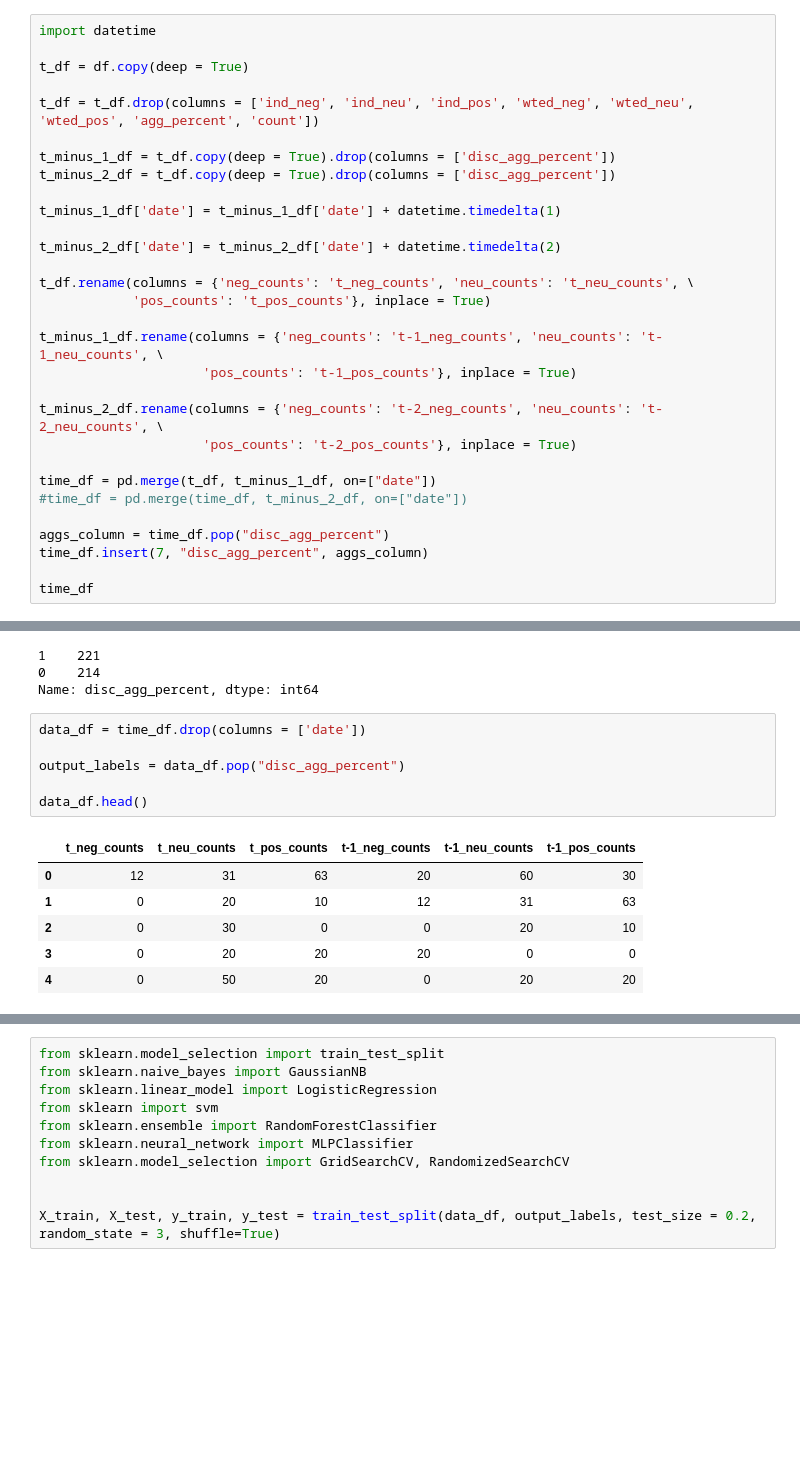
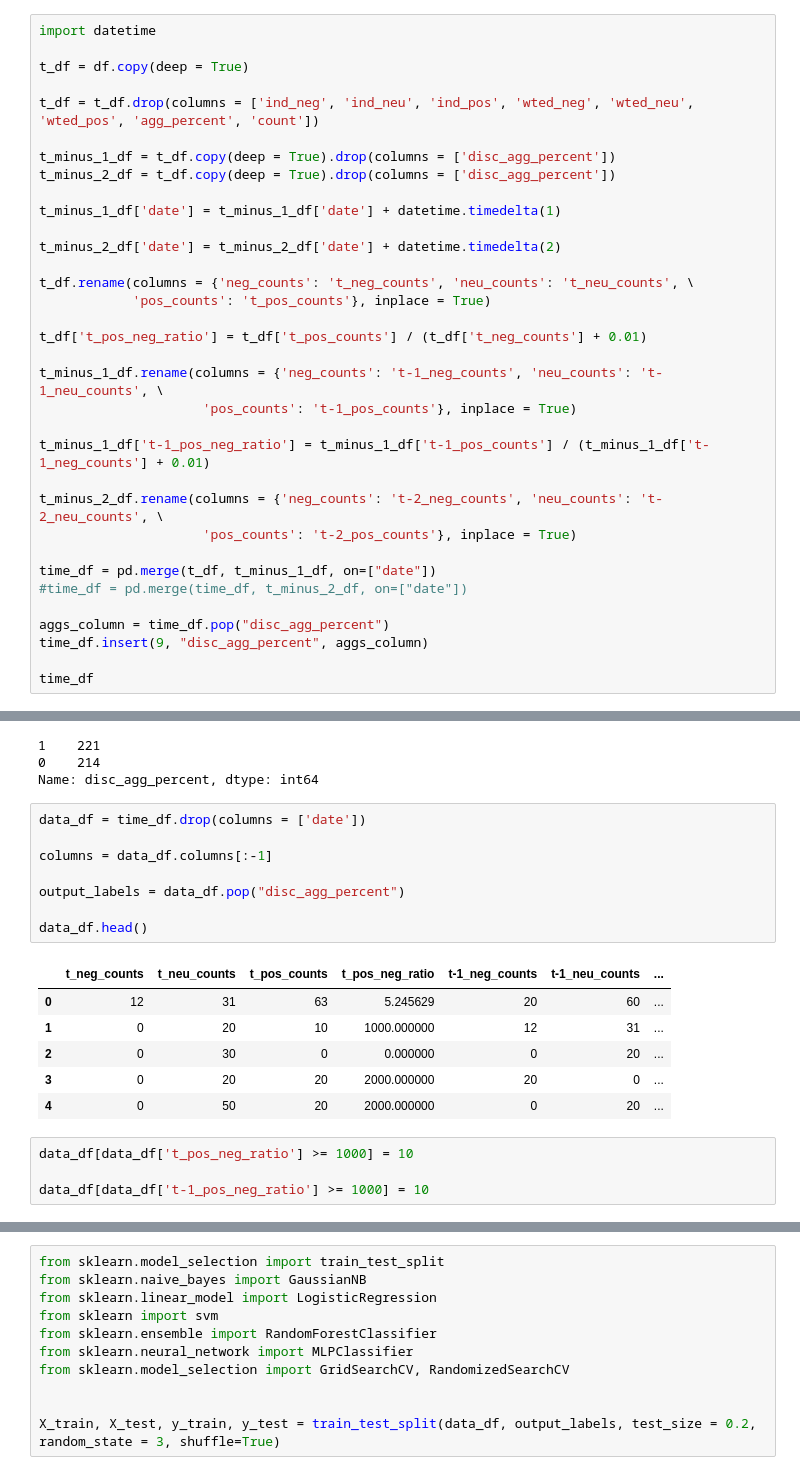
Before and after one commit to svishakan/Social-Media-Based-Stock-Market-Analysis, a Jupyter notebook: Spark Streaming/CorrelationAnalysis.ipynb, the cells around one changed output, grey strips where cells are left out. Saved outputs shown, nothing was run; the diff lists cells and outputs as text; blank space fills up the shorter version.

```diff
--- a/Spark Streaming/CorrelationAnalysis.ipynb
+++ b/Spark Streaming/CorrelationAnalysis.ipynb
@@ -164,8 +164,12 @@ t_minus_2_df['date'] = t_minus_2_df['date'] + datetime.timedelta(2)
 t_df.rename(columns = {'neg_counts': 't_neg_counts', 'neu_counts': 't_neu_counts', \
             'pos_counts': 't_pos_counts'}, inplace = True)
 
+t_df['t_pos_neg_ratio'] = t_df['t_pos_counts'] / (t_df['t_neg_counts'] + 0.01)
+
 t_minus_1_df.rename(columns = {'neg_counts': 't-1_neg_counts', 'neu_counts': 't-1_neu_counts', \
                      'pos_counts': 't-1_pos_counts'}, inplace = True)
+
+t_minus_1_df['t-1_pos_neg_ratio'] = t_minus_1_df['t-1_pos_counts'] / (t_minus_1_df['t-1_neg_counts'] + 0.01)
 
 t_minus_2_df.rename(columns = {'neg_counts': 't-2_neg_counts', 'neu_counts': 't-2_neu_counts', \
                      'pos_counts': 't-2_pos_counts'}, inplace = True)
@@ -174,7 +178,7 @@ time_df = pd.merge(t_df, t_minus_1_df, on=["date"])
 #time_df = pd.merge(time_df, t_minus_2_df, on=["date"])
 
 aggs_column = time_df.pop("disc_agg_percent")
-time_df.insert(7, "disc_agg_percent", aggs_column)
+time_df.insert(9, "disc_agg_percent", aggs_column)
 
 time_df
 # %% [output]
@@ -199,14 +203,20 @@ time_df['disc_agg_percent'].value_counts()
 Name: disc_agg_percent, dtype: int64
 # %%
 data_df = time_df.drop(columns = ['date'])
+
+columns = data_df.columns[:-1]
 
 output_labels = data_df.pop("disc_agg_percent")
 
 data_df.head()
 # %% [output]
-|  | t_neg_counts | t_neu_counts | t_pos_counts | t-1_neg_counts | t-1_neu_counts | t-1_pos_counts |
-| 0 | 12 | 31 | 63 | 20 | 60 | 30 |
-| 1 | 0 | 20 | 10 | 12 | 31 | 63 |
-| 2 | 0 | 30 | 0 | 0 | 20 | 10 |
-| 3 | 0 | 20 | 20 | 20 | 0 | 0 |
-| 4 | 0 | 50 | 20 | 0 | 20 | 20 |
+|  | t_neg_counts | t_neu_counts | t_pos_counts | t_pos_neg_ratio | t-1_neg_counts | t-1_neu_counts | ... |
+| 0 | 12 | 31 | 63 | 5.245629 | 20 | 60 | ... |
+| 1 | 0 | 20 | 10 | 1000.000000 | 12 | 31 | ... |
+| 2 | 0 | 30 | 0 | 0.000000 | 0 | 20 | ... |
+| 3 | 0 | 20 | 20 | 2000.000000 | 20 | 0 | ... |
+| 4 | 0 | 50 | 20 | 2000.000000 | 0 | 20 | ... |
+# %%
+data_df[data_df['t_pos_neg_ratio'] >= 1000] = 10
+
+data_df[data_df['t-1_pos_neg_ratio'] >= 1000] = 10
```
Also changed, not shown: parts of 8 cells of this notebook.
